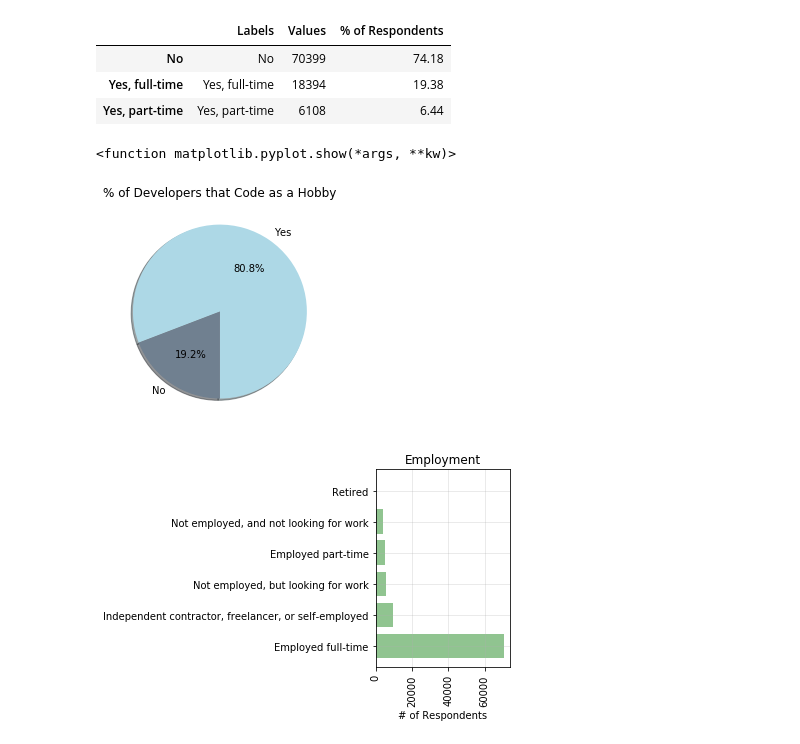
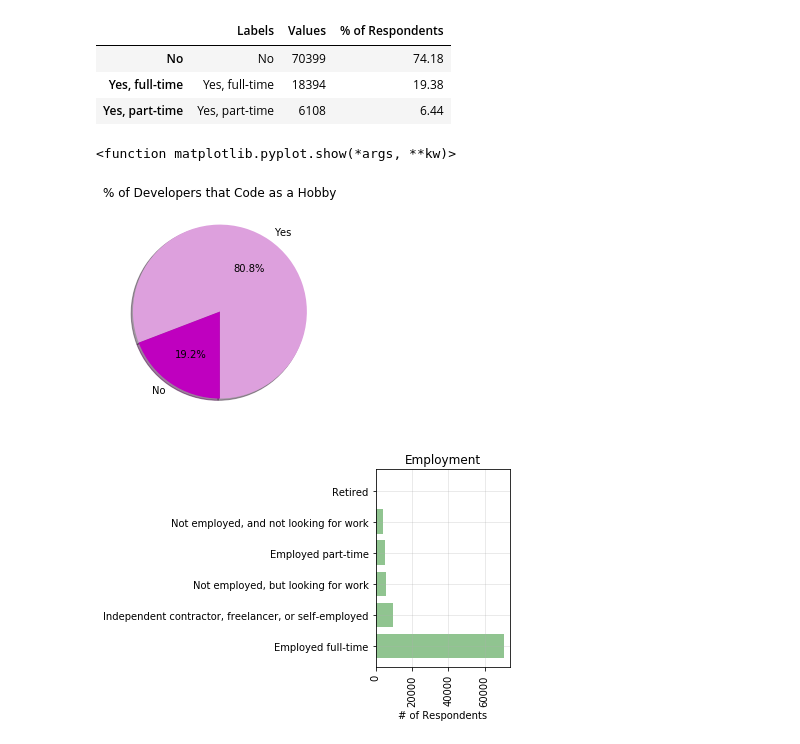
Before and after one commit to poojasheelvanth/Group-5-monwed, a Jupyter notebook: Stack_Survey_Analysis.ipynb, the cells around one changed output. Cells and saved outputs as stored; diff of their text form; code cells hidden in the pictures.

Commit message:
Add files via upload
Updated colors of charts

```diff
--- a/Stack_Survey_Analysis.ipynb
+++ b/Stack_Survey_Analysis.ipynb
@@ -399,27 +399,27 @@ Total Student Responses: 94901
 # %%
 Hobby_Yes_df = Education_df.loc[Education_df["Hobby"] == "Yes", :]
 Hobby_No_df = Education_df.loc[Education_df["Hobby"] == "No", :]
 No_count = Hobby_No_df['Hobby'].count()
 Yes_count = Hobby_Yes_df['Hobby'].count()
 
 labels = ["Yes", "No"]
 
 # The values of each section of the pie chart
 sizes = [Yes_count, No_count]
 
 # The colors of each section of the pie chart
-colors = ["lightblue", "slategrey"]
+colors = ["plum", "m"]
 
 
 plt.pie(sizes, labels=labels, colors=colors,  autopct="%1.1f%%", shadow=True, startangle=270, )
 plt.title("% of Developers that Code as a Hobby")
 
 # Save Figure
 plt.savefig("Images/Hobby_Percentage.png")
 plt.show
 # %% [output]
 <function matplotlib.pyplot.show(*args, **kw)>
-[figure, old version]
+[figure, new version]
 # %%
 Employment_temp = Education_df[['Respondent','Employment']]
 Employment = Employment_temp.dropna()
```
Also changed, not shown: parts of 1 cell of this notebook.
